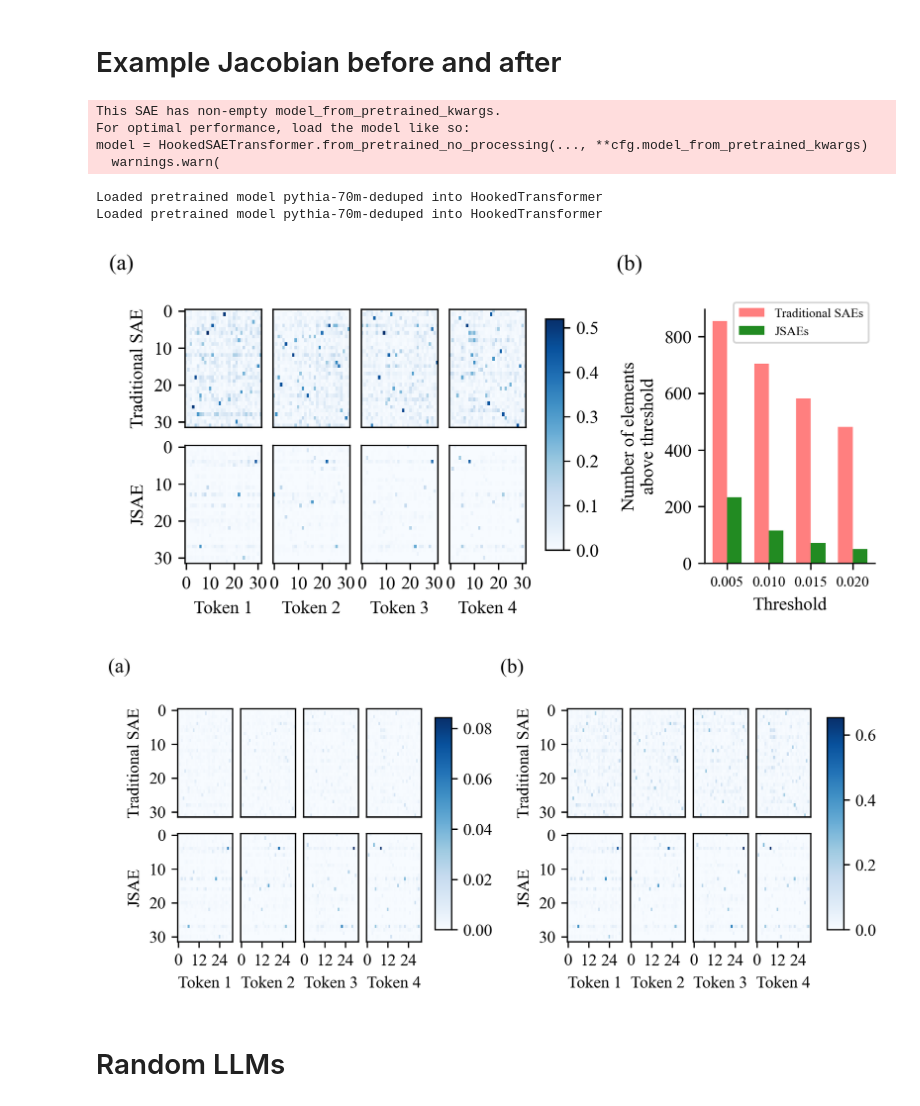
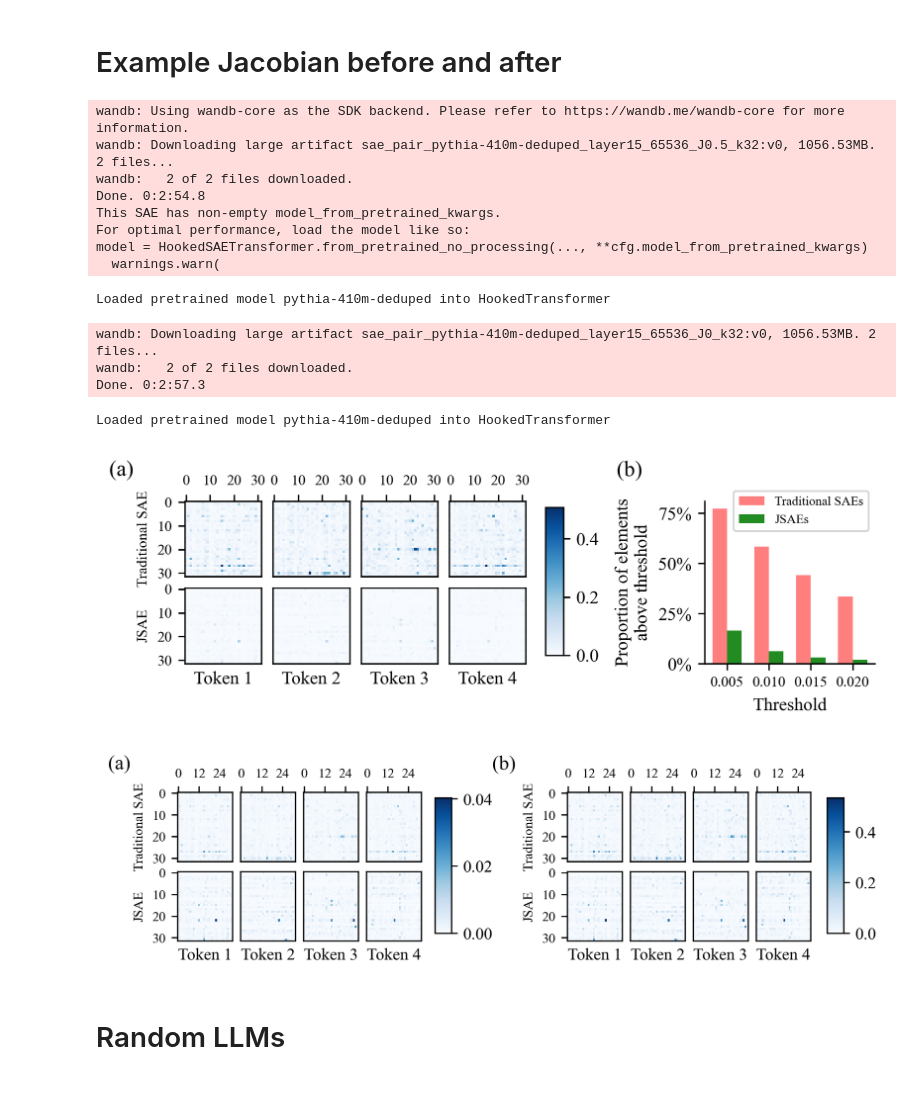
Before and after one commit to jugard99/jacobian-saes, a Jupyter notebook: notebooks/final_charts.ipynb, the cells around one changed output. Cells and saved outputs as stored; diff of their text form; code cells hidden in the pictures.

Commit message:
Swapped fig 2 to pythia-410m

```diff
--- a/notebooks/final_charts.ipynb
+++ b/notebooks/final_charts.ipynb
@@ -130,20 +127,25 @@ The Jacobian is generally smaller here
 # %% [markdown]
 # Example Jacobian before and after
 # %%
-layer = 3
+def get_wandb_path(trained_with_jac: bool = True):
+    return f"lucyfarnik/pythia-410m-v2/sae_pair_pythia-410m-deduped_layer15_65536_J0{'.5' if trained_with_jac else ''}_k32:v0"
 
-def get_wandb_path(layer: int, trained_with_jac: bool = True):
-    return f"lucyfarnik/jsaes_pythia70m2/sae_pair_pythia-70m-deduped_layer{layer}_16384_J{1 if trained_with_jac else 0.0}_k32:v0"
-
-sae_pair, model, mlp_with_grads, layer = load_pretrained(get_wandb_path(layer))
-sae_pair_no_optim = load_pretrained(get_wandb_path(layer, False))[0]
+sae_pair, model, mlp_with_grads, layer = load_pretrained(get_wandb_path())
+sae_pair_no_optim = load_pretrained(get_wandb_path(False))[0]
 # %% [output]
+wandb: Using wandb-core as the SDK backend. Please refer to https://wandb.me/wandb-core for more information.
+wandb: Downloading large artifact sae_pair_pythia-410m-deduped_layer15_65536_J0.5_k32:v0, 1056.53MB. 2 files...
+wandb:   2 of 2 files downloaded.
+Done. 0:2:54.8
 This SAE has non-empty model_from_pretrained_kwargs.
 For optimal performance, load the model like so:
 model = HookedSAETransformer.from_pretrained_no_processing(..., **cfg.model_from_pretrained_kwargs)
   warnings.warn(
-Loaded pretrained model pythia-70m-deduped into HookedTransformer
-Loaded pretrained model pythia-70m-deduped into HookedTransformer
+Loaded pretrained model pythia-410m-deduped into HookedTransformer
+wandb: Downloading large artifact sae_pair_pythia-410m-deduped_layer15_65536_J0_k32:v0, 1056.53MB. 2 files...
+wandb:   2 of 2 files downloaded.
+Done. 0:2:57.3
+Loaded pretrained model pythia-410m-deduped into HookedTransformer
 # %%
 _, cache = model.run_with_cache("Never gonna give you up", stop_at_layer=layer+1,
                                 names_filter=[sae_pair.cfg.hook_name])
@@ -199,21 +201,24 @@ def add_jacobian_panel(fig, gs, jacobian, jacobian_no_optim, position='right',
 
         # Configure axes
         # ax_top.set_xticks([0, 10, 20, 30])
-        ax_top.set_xticks([])
         ax_top.set_yticks([0, 10, 20, 30])
         if width_ratio == 2:
-            ax_bottom.set_xticks([0, 10, 20, 30])
+            ax_top.set_xticks([0, 10, 20, 30])
         else:
-            ax_bottom.set_xticks([0, 12, 24])
+            ax_top.set_xticks([0, 12, 24])
+        ax_top.xaxis.set_ticks_position('top')
+        ax_bottom.set_xticks([])
         ax_bottom.set_yticks([0, 10, 20, 30])
+        ax_top.tick_params(axis='both', which='major', labelsize=8)
+        ax_bottom.tick_params(axis='both', which='major', labelsize=8)
 
         if seq_pos > 0:
             ax_top.set_yticks([])
             ax_bottom.set_yticks([])
 
         if seq_pos == 0:
-            ax_top.set_ylabel('Traditional SAE')
-            ax_bottom.set_ylabel('JSAE')
+            ax_top.set_ylabel('Traditional SAE', fontsize=8)
+            ax_bottom.set_ylabel('JSAE', fontsize=8)
 
         if seq_pos == 3:
             if position == "right":
@@ -232,39 +237,40 @@ def add_jacobian_panel(fig, gs, jacobian, jacobian_no_optim, position='right',
     return axes
 # %%
 # Figure 1: Example Jacobians + Bar plot
-fig1 = plt.figure(figsize=(6.75, 2.5), dpi=300)
+fig1 = plt.figure(figsize=(6.75, 1.6), dpi=300)
 
 gs1 = plt.GridSpec(1, 2, width_ratios=[2, 1], wspace=0.7)
 
 # Left panel: Jacobian examples with no normalization
 add_jacobian_panel(fig1, gs1, jacobian, jacobian_no_optim, position='left',
                    normalization=None, width_ratio=2)
 
 # Right panel: Bar plot
 ax1 = fig1.add_subplot(gs1[1])
 bar_width = 0.35
 bar_positions = np.arange(len(thresholds))
-ax1.bar(bar_positions, num_above_thresholds_no_optim, bar_width,
+ax1.bar(bar_positions, np.array(num_above_thresholds_no_optim) / 1024, bar_width,
         label='Traditional SAEs', color='red', alpha=0.5)
-ax1.bar(bar_positions + bar_width, num_above_thresholds, bar_width,
+ax1.bar(bar_positions + bar_width, np.array(num_above_thresholds) / 1024, bar_width,
         label='JSAEs', color='forestgreen')
 ax1.set_xticks(bar_positions + bar_width / 2)
 ax1.set_xticklabels([f"{t:.3f}" for t in thresholds], fontsize=8)
 ax1.set_xlabel('Threshold')
-ax1.set_ylabel('Number of elements\nabove threshold')
+ax1.set_ylabel('Proportion of elements\nabove threshold')
+ax1.yaxis.set_major_formatter(plt.FuncFormatter(lambda y, _: f'{int(y * 100)}%'))
 ax1.spines['top'].set_visible(False)
 ax1.spines['right'].set_visible(False)
-ax1.legend(loc='upper right', bbox_to_anchor=(1.0, 1.05), fancybox=True, fontsize=7)
+ax1.legend(loc='upper right', bbox_to_anchor=(1.0, 1.1), fancybox=True, fontsize=7)
 
 plt.figtext(0.04, 1, '(a)', fontsize=12)
 plt.figtext(0.61, 1, '(b)', fontsize=12)
 
-plt.savefig('./charts/jac_sparsity.pdf', dpi=300, bbox_inches='tight', pad_inches=0.1)
+plt.savefig('./charts/jac_sparsity_410m.pdf', dpi=300, bbox_inches='tight', pad_inches=0.1)
 plt.show()
 # %% [output]
-[figure, old version]
+[figure, new version]
 # %%
-fig2 = plt.figure(figsize=(6.75, 2.5), dpi=300)
+fig2 = plt.figure(figsize=(6.75, 1.6), dpi=300)
 gs2 = plt.GridSpec(1, 2, width_ratios=[1, 1], wspace=0.6)
 
 # Left panel: L1 normalized Jacobians
@@ -274,12 +280,12 @@ add_jacobian_panel(fig2, gs2, jacobian, jacobian_no_optim, position='left', norm
 add_jacobian_panel(fig2, gs2, jacobian, jacobian_no_optim, position='right', normalization="L2")
 
 plt.figtext(0.04, 1, '(a)', fontsize=12)
-plt.figtext(0.52, 1, '(b)', fontsize=12)
+plt.figtext(0.51, 1, '(b)', fontsize=12)
 
-plt.savefig('./charts/jac_examples_normed.pdf', dpi=300, bbox_inches='tight', pad_inches=0.1)
+plt.savefig('./charts/jac_examples_normed_410m.pdf', dpi=300, bbox_inches='tight', pad_inches=0.1)
 plt.show()
 # %% [output]
-[figure, old version]
+[figure, new version]
 # %% [markdown]
 # Random LLMs
 # %%
```
Also changed, not shown: parts of 12 cells of this notebook, 5 other files.
